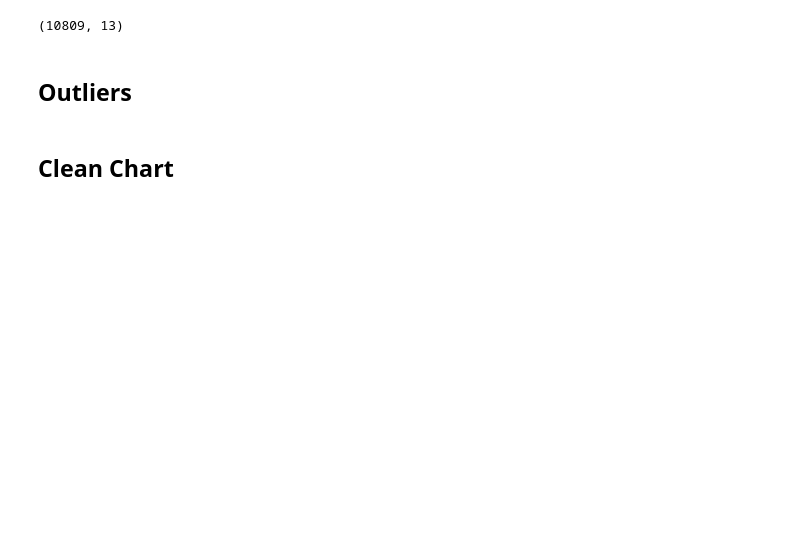
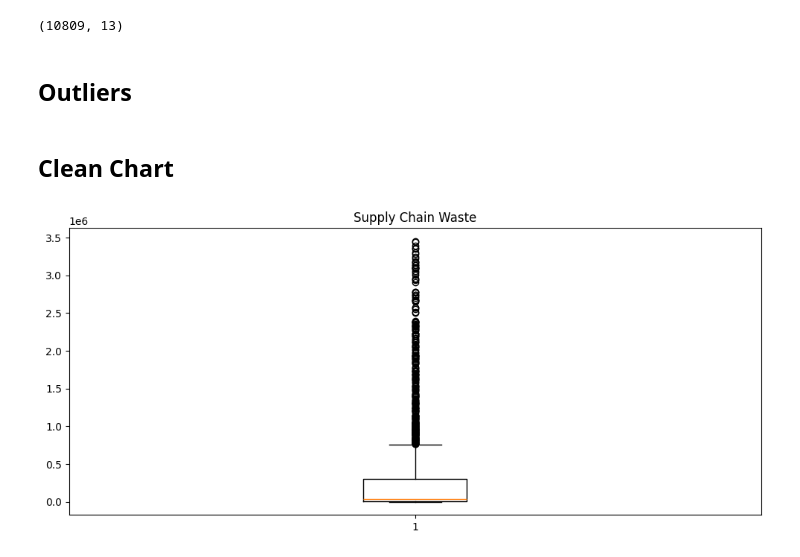
Before and after one commit to OrbitGNX/2-Food-Supply-Chain-Waste---Data-Analytics, a Jupyter notebook: food-supply-chain-waste-da.ipynb, the cells around one changed output. Drawn from its saved outputs; the diff is of its cells as text; code cells hidden in the pictures; blank space fills up the shorter version.

```diff
--- a/food-supply-chain-waste-da.ipynb
+++ b/food-supply-chain-waste-da.ipynb
@@ -452,3 +452,11 @@ outliers = (z_score > 3)|(z_score < -3)
 df = df[~outliers]
 # %% [markdown]
 ## Clean Chart
+# %%
+# Supply Chain Waste
+plt.figure(figsize=(12,5))
+plt.boxplot(df['Supply_Chain_Waste'].dropna())
+plt.title("Supply Chain Waste")
+plt.show()
+# %% [output]
+[figure, added]
```
Also changed, not shown: parts of 11 cells of this notebook.
